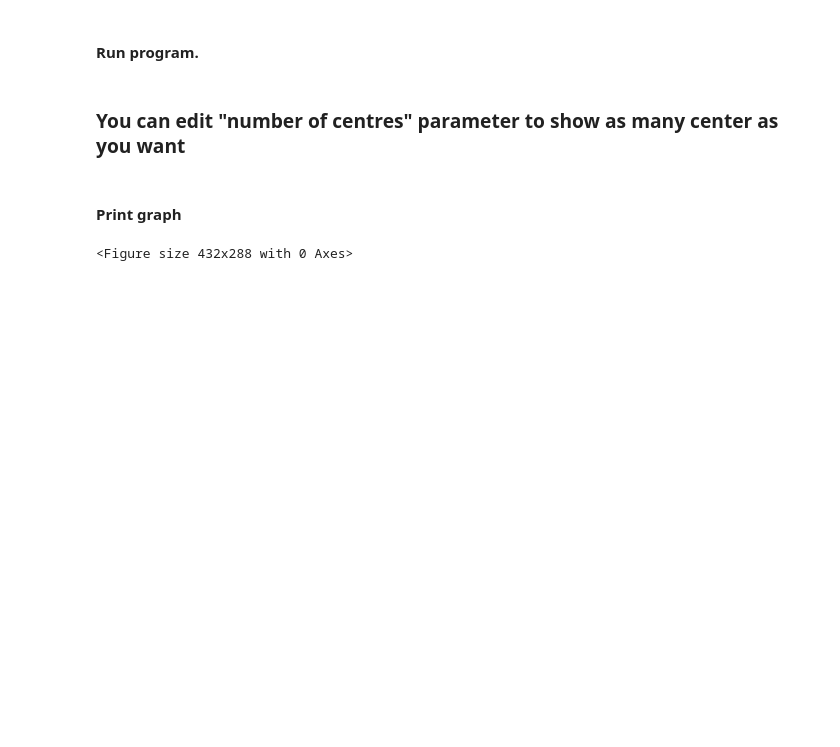
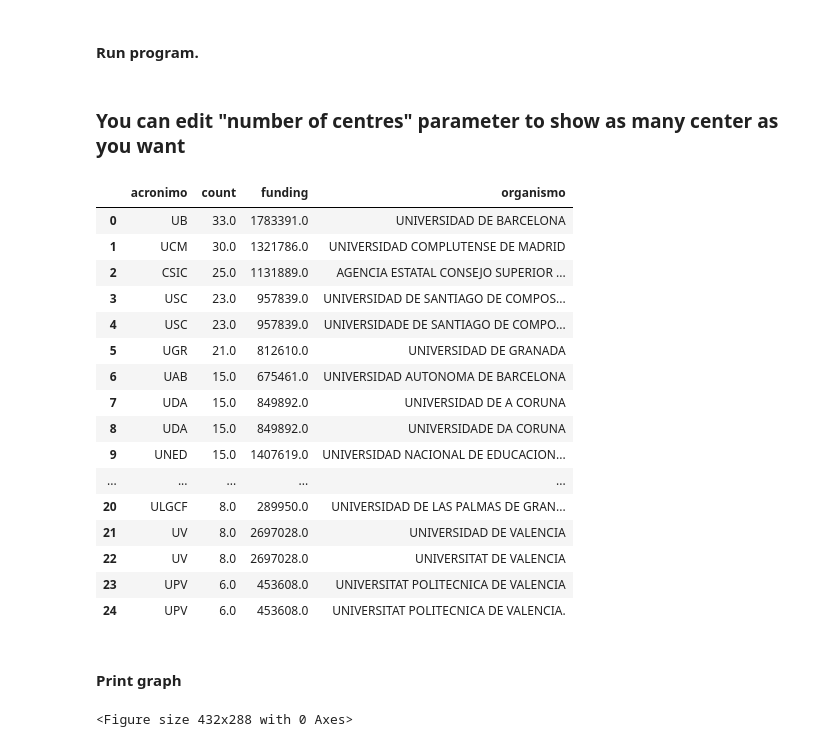
Before and after one commit to linhd-postdata/desir, a Jupyter notebook: Fig15. Scatter plot.ipynb, the cells around one changed output. Cells and saved outputs as stored; diff of their text form; code cells hidden in the pictures; blank space fills up the shorter version.

```diff
--- a/Fig15. Scatter plot.ipynb
+++ b/Fig15. Scatter plot.ipynb
@@ -52,9 +55,28 @@ def prepare_data(data, number_of_centres):
 # %% [markdown]
 ### You can edit "number of centres" parameter to show as many center as you want
 # %%
-number_of_centres = 20
+number_of_centres = 25
 proyectos = read_csv(file_path)
 df, acr = prepare_data(proyectos, number_of_centres)
+df
+# %% [output]
+|  | acronimo | count | funding | organismo |
+| 0 | UB | 33.0 | 1783391.0 | UNIVERSIDAD DE BARCELONA |
+| 1 | UCM | 30.0 | 1321786.0 | UNIVERSIDAD COMPLUTENSE DE MADRID |
+| 2 | CSIC | 25.0 | 1131889.0 | AGENCIA ESTATAL CONSEJO SUPERIOR ... |
+| 3 | USC | 23.0 | 957839.0 | UNIVERSIDAD DE SANTIAGO DE COMPOS... |
+| 4 | USC | 23.0 | 957839.0 | UNIVERSIDADE DE SANTIAGO DE COMPO... |
+| 5 | UGR | 21.0 | 812610.0 | UNIVERSIDAD DE GRANADA |
+| 6 | UAB | 15.0 | 675461.0 | UNIVERSIDAD AUTONOMA DE BARCELONA |
+| 7 | UDA | 15.0 | 849892.0 | UNIVERSIDAD DE A CORUNA |
+| 8 | UDA | 15.0 | 849892.0 | UNIVERSIDADE DA CORUNA |
+| 9 | UNED | 15.0 | 1407619.0 | UNIVERSIDAD NACIONAL DE EDUCACION... |
+| ... | ... | ... | ... | ... |
+| 20 | ULGCF | 8.0 | 289950.0 | UNIVERSIDAD DE LAS PALMAS DE GRAN... |
+| 21 | UV | 8.0 | 2697028.0 | UNIVERSIDAD DE VALENCIA |
+| 22 | UV | 8.0 | 2697028.0 | UNIVERSITAT DE VALENCIA |
+| 23 | UPV | 6.0 | 453608.0 | UNIVERSITAT POLITECNICA DE VALENCIA |
+| 24 | UPV | 6.0 | 453608.0 | UNIVERSITAT POLITECNICA DE VALENCIA. |
 # %% [markdown]
 #### Print graph
 # %%
```
Also changed, not shown: parts of 4 cells of this notebook, 1 other file.
